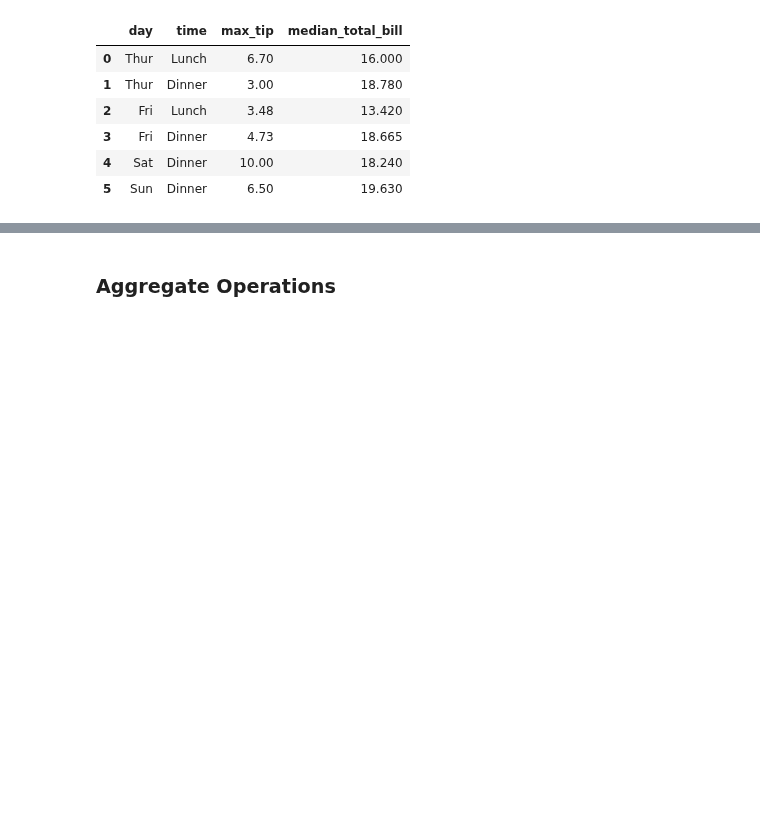
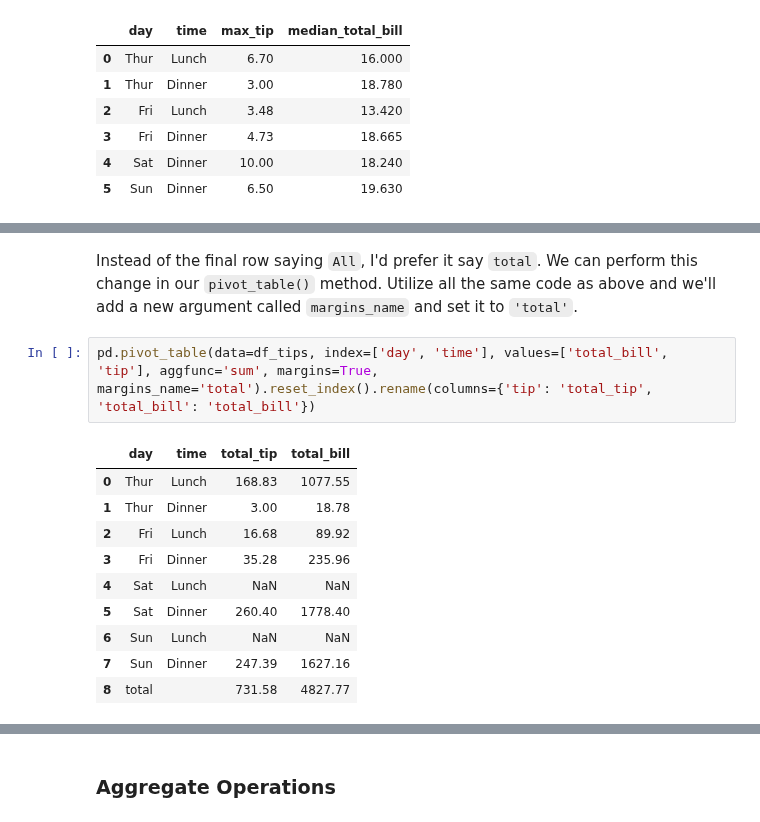
Before and after one commit to frieds/frieds.github.io, a Jupyter notebook: python/pivot_tables.ipynb, the cells around one changed output, grey strips where cells are left out. Cells and saved outputs as stored; diff of their text form; blank space fills up the shorter version.

```diff
--- a/python/pivot_tables.ipynb
+++ b/python/pivot_tables.ipynb
@@ -211,0 +235,15 @@ pd.pivot_table(data=df_tips, index=['day', 'time'], values=['total_bill', 'tip']
+# %% [markdown]
+Instead of the final row saying `All`, I'd prefer it say `total`. We can perform this change in our `pivot_table()` method. Utilize all the same code as above and we'll add a new argument called `margins_name` and set it to `'total'`.
+# %%
+pd.pivot_table(data=df_tips, index=['day', 'time'], values=['total_bill', 'tip'], aggfunc='sum', margins=True, margins_name='total').reset_index().rename(columns={'tip': 'total_tip', 'total_bill': 'total_bill'})
+# %% [output]
+|  | day | time | total_tip | total_bill |
+| 0 | Thur | Lunch | 168.83 | 1077.55 |
+| 1 | Thur | Dinner | 3.00 | 18.78 |
+| 2 | Fri | Lunch | 16.68 | 89.92 |
+| 3 | Fri | Dinner | 35.28 | 235.96 |
+| 4 | Sat | Lunch | NaN | NaN |
+| 5 | Sat | Dinner | 260.40 | 1778.40 |
+| 6 | Sun | Lunch | NaN | NaN |
+| 7 | Sun | Dinner | 247.39 | 1627.16 |
+| 8 | total |  | 731.58 | 4827.77 |
```
Also changed, not shown: parts of 15 cells of this notebook, 7 other files.
